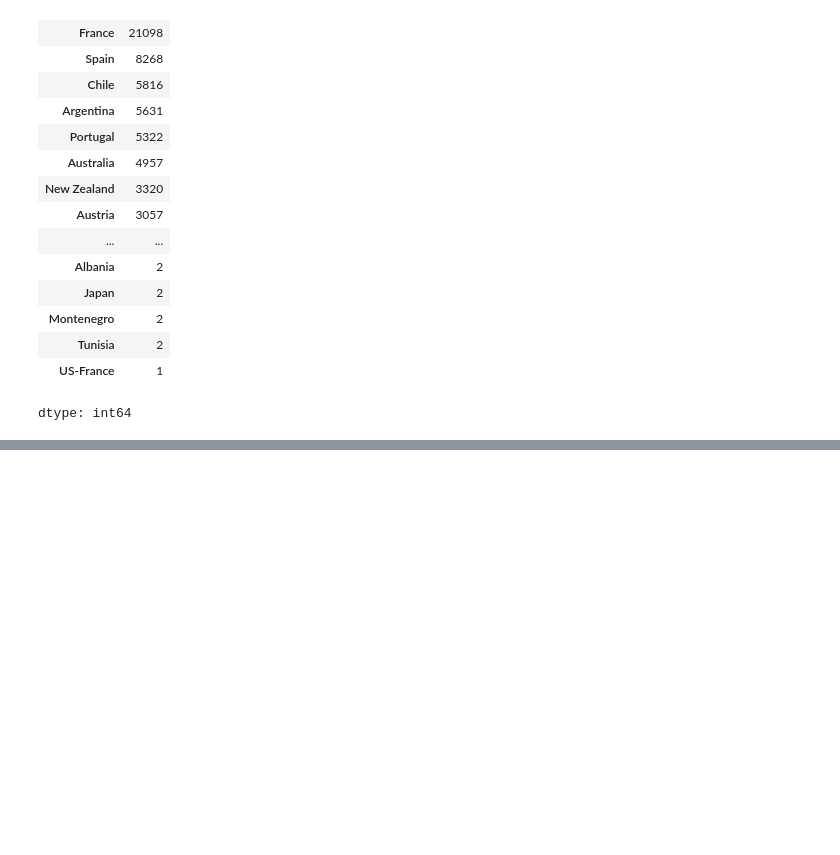
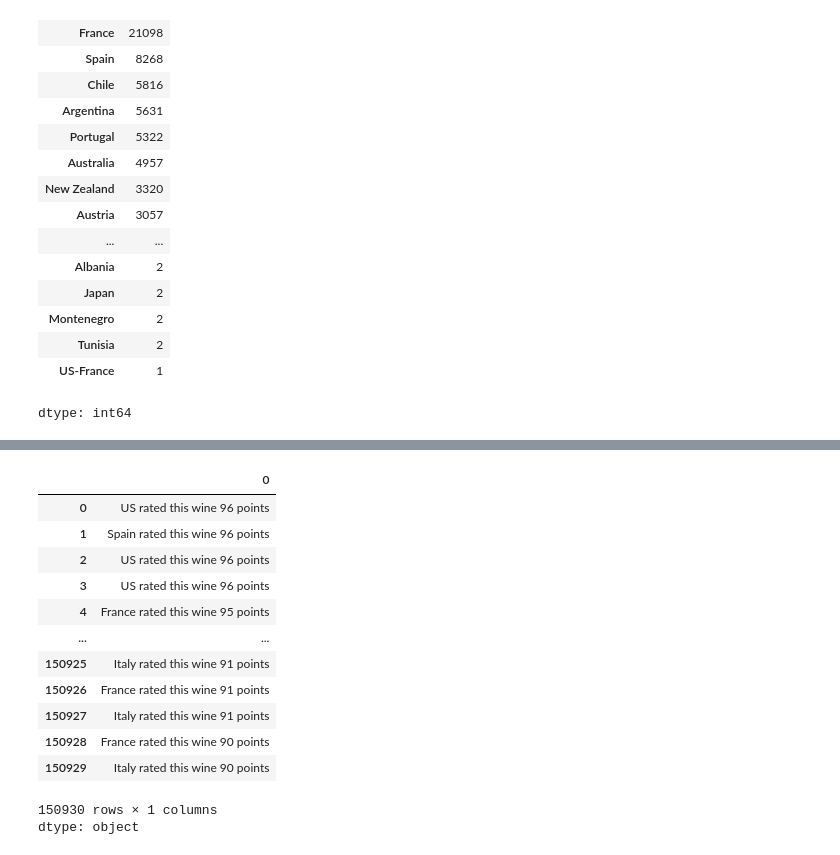
Before and after one commit to Dra001ven/winemag-data, a Jupyter notebook: wine.ipynb, the cells around one changed output, grey strips where cells are left out. Saved outputs shown, nothing was run; the diff lists cells and outputs as text; code cells hidden in the pictures; blank space fills up the shorter version.

```diff
--- a/wine.ipynb
+++ b/wine.ipynb
@@ -176,0 +195,19 @@ dtype: int64
+# %%
+def make_label(row):
+  return  f"{row.country }  rated this wine {str(row.points)} points"
+wine_reviews.apply(make_label,axis= 'columns')
+# %% [output]
+|  | 0 |
+| 0 | US rated this wine 96 points |
+| 1 | Spain rated this wine 96 points |
+| 2 | US rated this wine 96 points |
+| 3 | US rated this wine 96 points |
+| 4 | France rated this wine 95 points |
+| ... | ... |
+| 150925 | Italy rated this wine 91 points |
+| 150926 | France rated this wine 91 points |
+| 150927 | Italy rated this wine 91 points |
+| 150928 | France rated this wine 90 points |
+| 150929 | Italy rated this wine 90 points |
+150930 rows × 1 columns
+dtype: object
```
Also changed, not shown: parts of 3 cells of this notebook.
